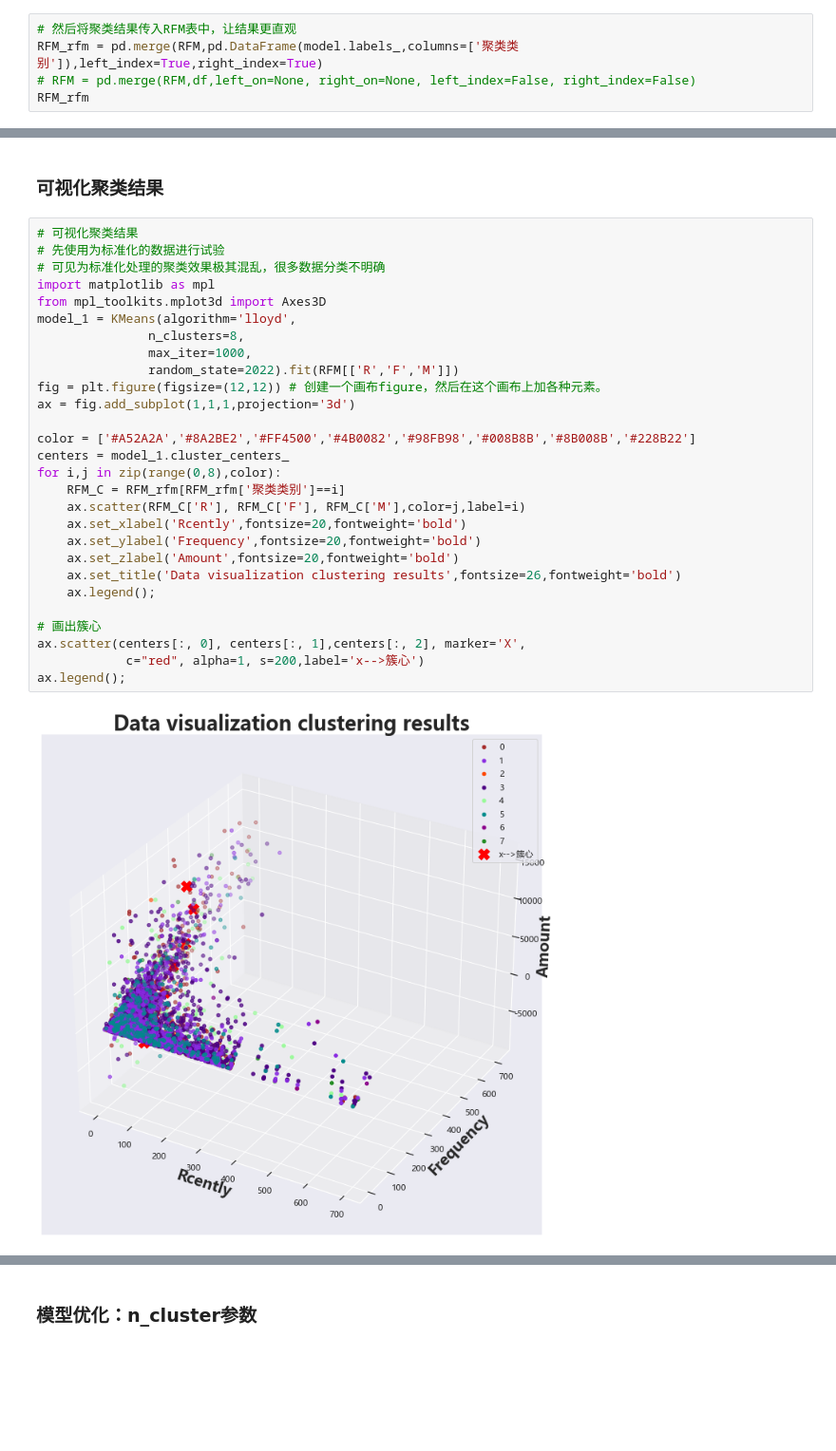
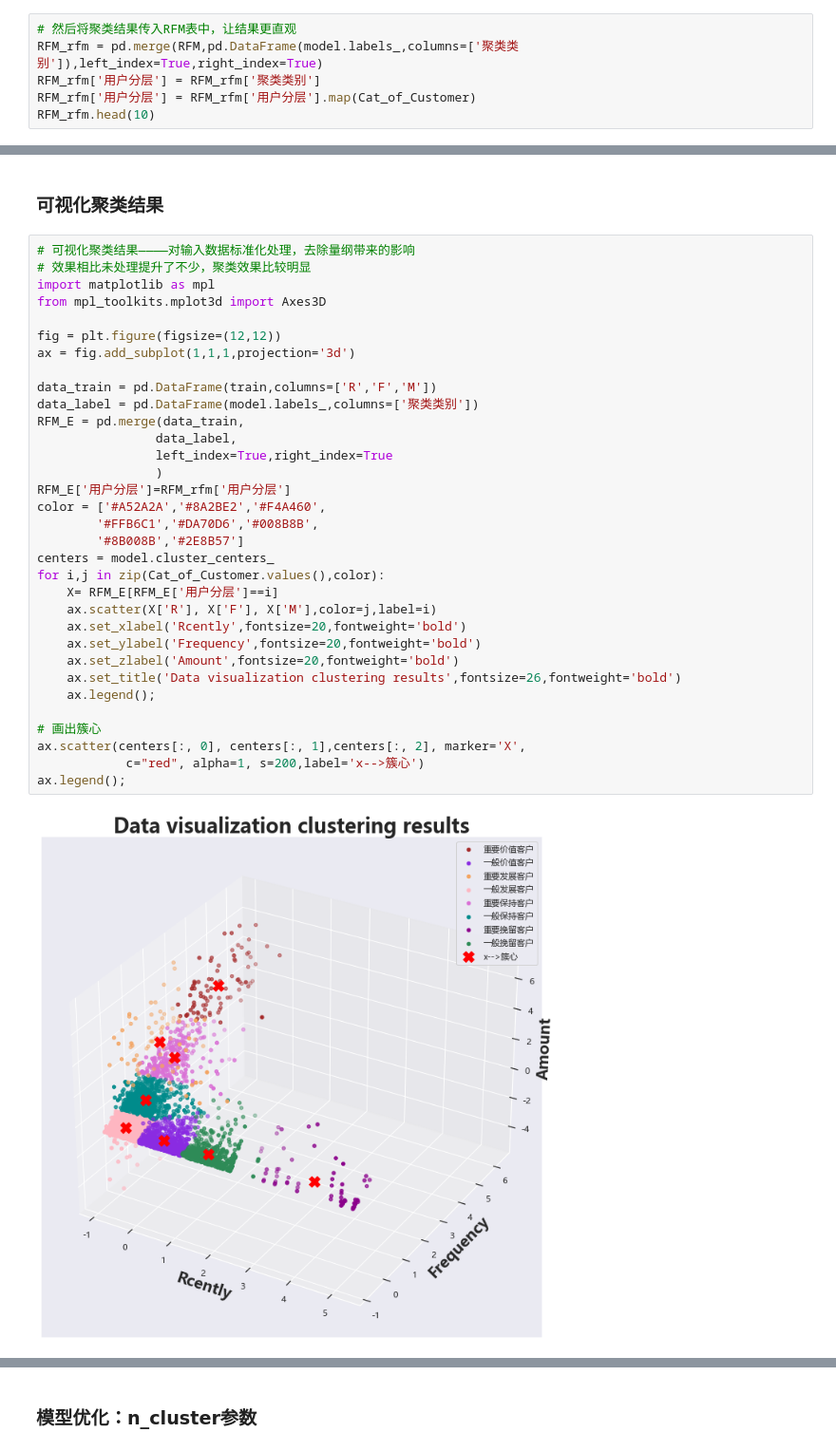
Before and after one commit to jaling9/PythonProjects, a Jupyter notebook: 基于kmean聚类实现用户分层RFM模型/基于kmeans聚类RFM模型.ipynb, the cells around one changed output, grey strips where cells are left out. Shown at 95% size. Cells and saved outputs as stored; diff of their text form; blank space fills up the shorter version.

```diff
--- a/基于kmean聚类实现用户分层RFM模型/基于kmeans聚类RFM模型.ipynb
+++ b/基于kmean聚类实现用户分层RFM模型/基于kmeans聚类RFM模型.ipynb
@@ -344,6 +359,7 @@ Cluster_8
 # %%
 # 然后将聚类结果传入RFM表中，让结果更直观
 RFM_rfm = pd.merge(RFM,pd.DataFrame(model.labels_,columns=['聚类类别']),left_index=True,right_index=True)
-# RFM = pd.merge(RFM,df,left_on=None, right_on=None, left_index=False, right_index=False)
-RFM_rfm
+RFM_rfm['用户分层'] = RFM_rfm['聚类类别']
+RFM_rfm['用户分层'] = RFM_rfm['用户分层'].map(Cat_of_Customer)
+RFM_rfm.head(10)
 # %% [output]
@@ -363,33 +377,38 @@ RFM_rfm
 # %% [markdown]
 ### **可视化聚类结果**
 # %%
-# 可视化聚类结果
-# 先使用为标准化的数据进行试验
-# 可见为标准化处理的聚类效果极其混乱，很多数据分类不明确
+# 可视化聚类结果————对输入数据标准化处理，去除量纲带来的影响
+# 效果相比未处理提升了不少，聚类效果比较明显
 import matplotlib as mpl
 from mpl_toolkits.mplot3d import Axes3D
-model_1 = KMeans(algorithm='lloyd',
-               n_clusters=8,
-               max_iter=1000,
-               random_state=2022).fit(RFM[['R','F','M']])
-fig = plt.figure(figsize=(12,12)) # 创建一个画布figure，然后在这个画布上加各种元素。
+
+fig = plt.figure(figsize=(12,12))
 ax = fig.add_subplot(1,1,1,projection='3d')
 
-color = ['#A52A2A','#8A2BE2','#FF4500','#4B0082','#98FB98','#008B8B','#8B008B','#228B22']
-centers = model_1.cluster_centers_
-for i,j in zip(range(0,8),color):
-    RFM_C = RFM_rfm[RFM_rfm['聚类类别']==i]
-    ax.scatter(RFM_C['R'], RFM_C['F'], RFM_C['M'],color=j,label=i)
+data_train = pd.DataFrame(train,columns=['R','F','M'])
+data_label = pd.DataFrame(model.labels_,columns=['聚类类别'])
+RFM_E = pd.merge(data_train,
+                data_label,
+                left_index=True,right_index=True
+                )
+RFM_E['用户分层']=RFM_rfm['用户分层']
+color = ['#A52A2A','#8A2BE2','#F4A460',
+        '#FFB6C1','#DA70D6','#008B8B',
+        '#8B008B','#2E8B57']
+centers = model.cluster_centers_
+for i,j in zip(Cat_of_Customer.values(),color):
+    X= RFM_E[RFM_E['用户分层']==i]
+    ax.scatter(X['R'], X['F'], X['M'],color=j,label=i)
     ax.set_xlabel('Rcently',fontsize=20,fontweight='bold')
     ax.set_ylabel('Frequency',fontsize=20,fontweight='bold')
     ax.set_zlabel('Amount',fontsize=20,fontweight='bold')
     ax.set_title('Data visualization clustering results',fontsize=26,fontweight='bold')
     ax.legend();
 
 # 画出簇心
 ax.scatter(centers[:, 0], centers[:, 1],centers[:, 2], marker='X',
             c="red", alpha=1, s=200,label='x-->簇心')
 ax.legend();
 # %% [output]
-[figure, old version]
+[figure, new version]
 # %%
```
Also changed, not shown: parts of 9 cells of this notebook.
